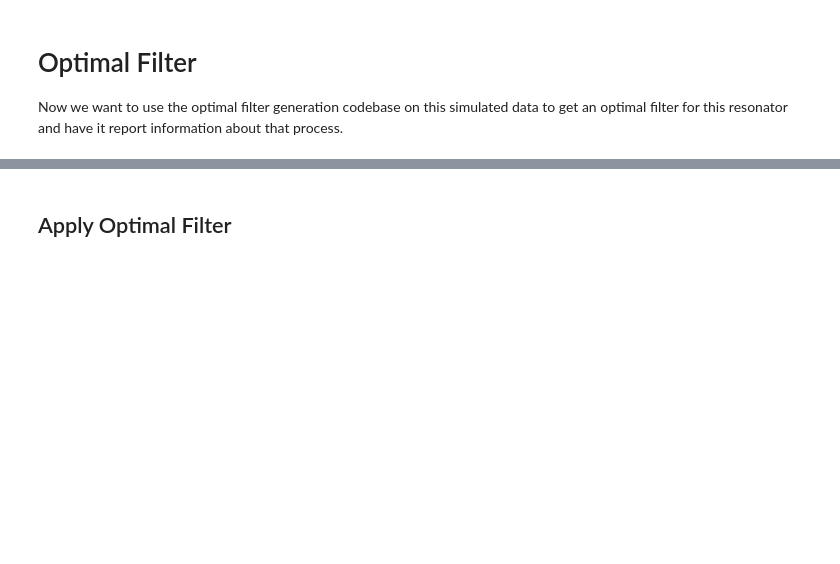
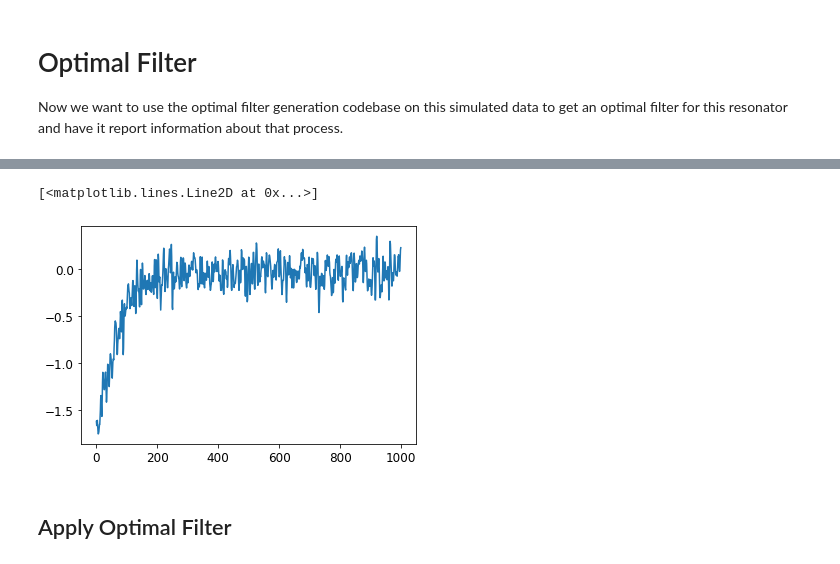
Before and after one commit to MazinLab/MKIDReadoutAnalysis, a Jupyter notebook: Example.ipynb, the cells around one changed output, grey strips where cells are left out. Saved outputs shown, nothing was run; the diff lists cells and outputs as text; code cells hidden in the pictures; blank space fills up the shorter version.

```diff
--- a/Example.ipynb
+++ b/Example.ipynb
@@ -274,3 +242,8 @@ fit.plot_fit(ax=axes, show_init=True, xlabel=r"time [$\mu$s]", ylabel="template
+# %%
+plt.plot(fine_channel[3114:3114+1000])
+# %% [output]
+[<matplotlib.lines.Line2D at 0x...>]
+[figure, added]
 # %% [markdown]
 ## Apply Optimal Filter
 # %%
```
Also changed, not shown: parts of 27 cells of this notebook, 1 other file.
